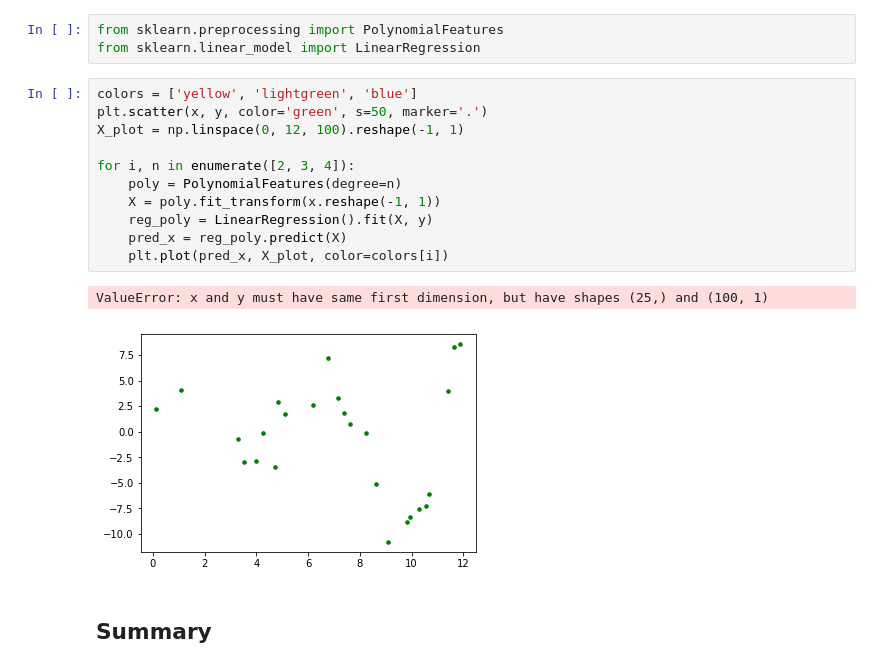
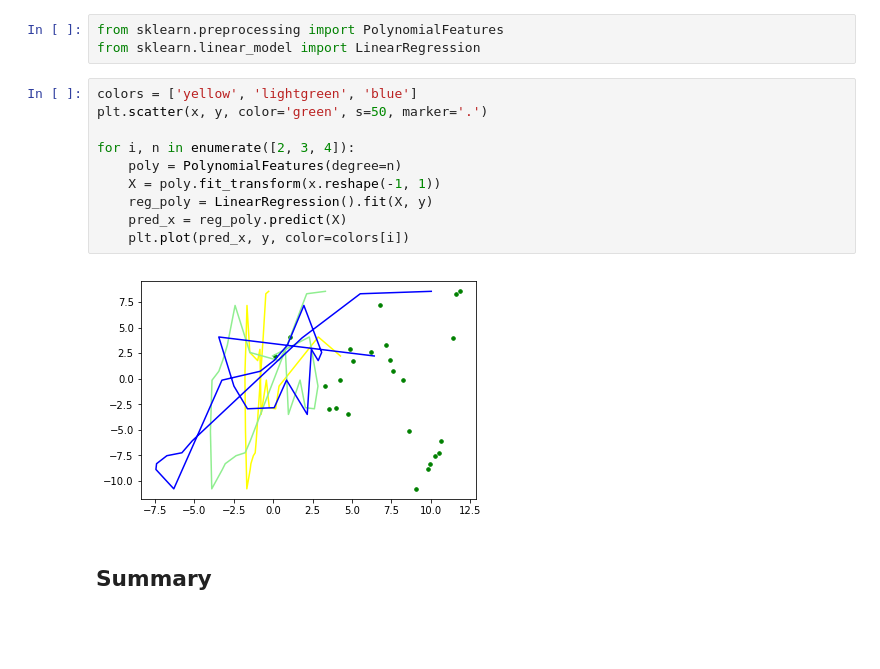
Before and after one commit to AlecMorgan/dsc-2-24-06-polynomial-regression-lab-seattle-ds-career-040119, a Jupyter notebook: index.ipynb, the cells around one changed output. Saved outputs shown, nothing was run; the diff lists cells and outputs as text; blank space fills up the shorter version.

```diff
--- a/index.ipynb
+++ b/index.ipynb
@@ -78,17 +78,15 @@ from sklearn.linear_model import LinearRegression
 # %%
 colors = ['yellow', 'lightgreen', 'blue']
 plt.scatter(x, y, color='green', s=50, marker='.')
-X_plot = np.linspace(0, 12, 100).reshape(-1, 1)
 
 for i, n in enumerate([2, 3, 4]):
     poly = PolynomialFeatures(degree=n)
     X = poly.fit_transform(x.reshape(-1, 1))
     reg_poly = LinearRegression().fit(X, y)
     pred_x = reg_poly.predict(X)
-    plt.plot(pred_x, X_plot, color=colors[i])
+    plt.plot(pred_x, y, color=colors[i])
 # %% [output]
-ValueError: x and y must have same first dimension, but have shapes (25,) and (100, 1)
-[figure, old version]
+[figure, new version]
 # %% [markdown]
 ## Summary
 # %% [markdown]
```
